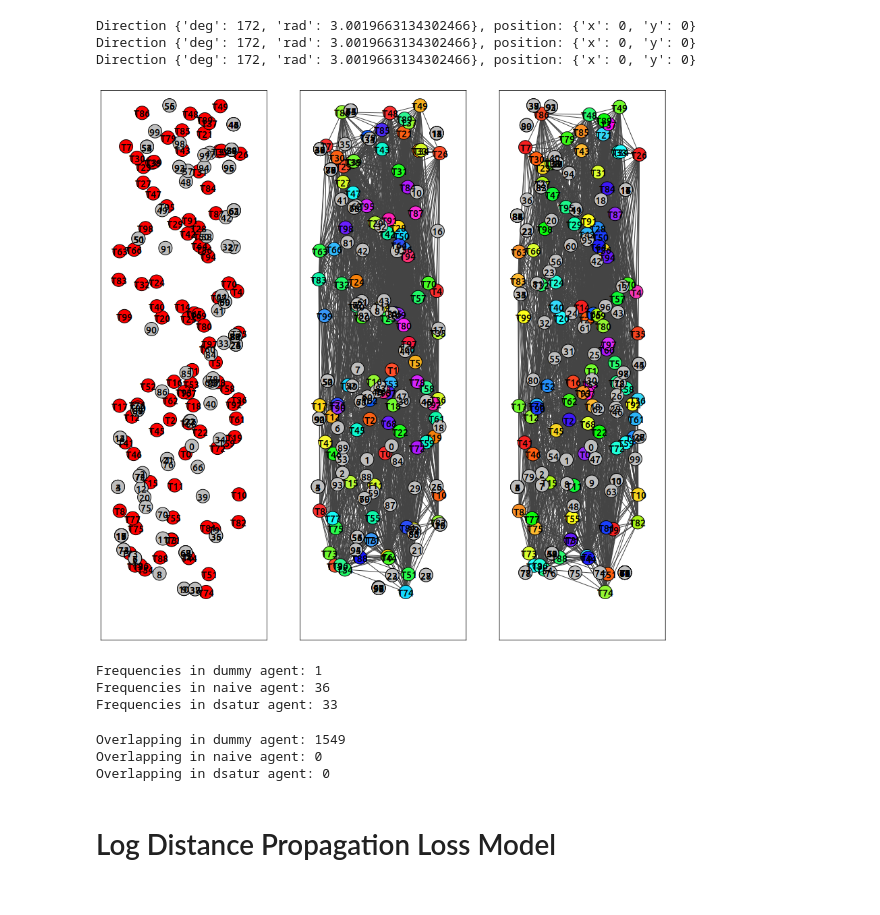
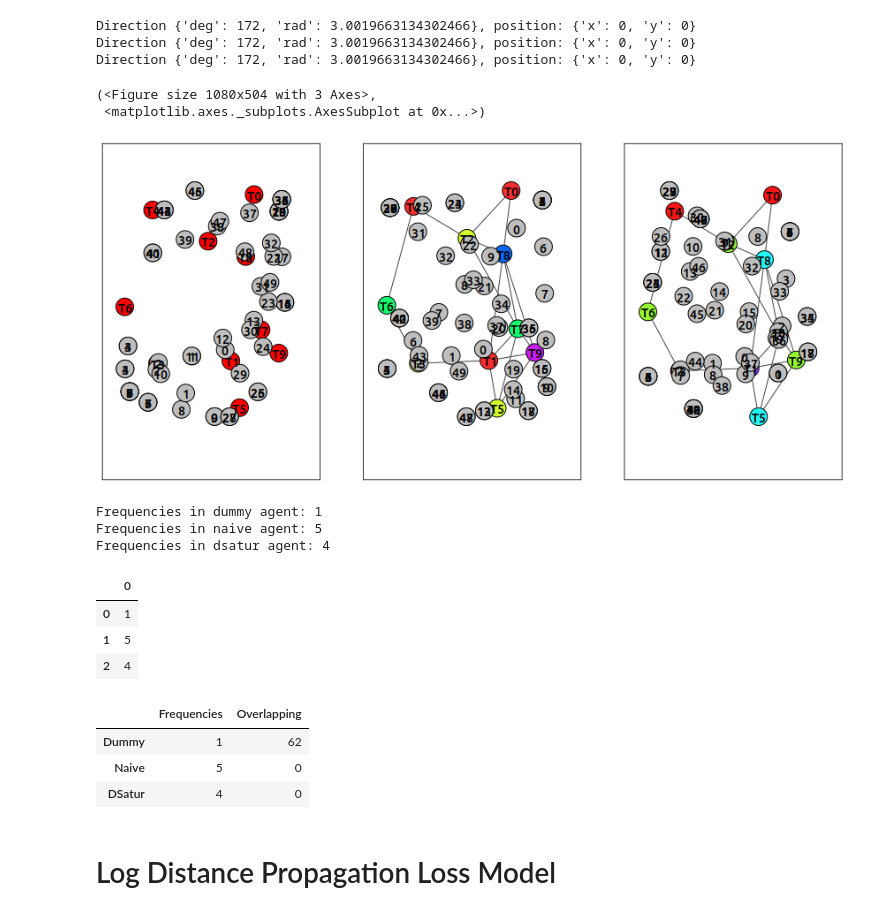
Before and after one commit to fstovarr/stochastic-models, a Jupyter notebook: graphs-project/graph.ipynb, the cells around one changed output. Cells and saved outputs as stored; diff of their text form; code cells hidden in the pictures.

```diff
--- a/graphs-project/graph.ipynb
+++ b/graphs-project/graph.ipynb
@@ -53,2 +90,19 @@ Frequencies in dsatur agent: 6
 # %% [markdown]
 # Check Spectrum Analyzer
+# %%
+from spectrum_analyzer import SpectrumAnalyzer
+
+sys = System(antennas=10, seed=10)
+data = sys.get_antennas()
+
+dummy = DummyAgent(data)
+dummy.solve()
+g = dummy.get_graph()
+spec = SpectrumAnalyzer(((0,0), (1,0), (1,1), (0,1)), speed=0.2, initial_position=(0.5, 0.5))
+
+for i in range(7):
+    spec.record_signals(data)
+    g.add_vertex(x=spec.position['x'], y=spec.position['y'], color='grey', label="{}".format(i))
+    spec.move()
+
+fig, ax = GraphHelper.plot(g)
@@ -84,7 +141,7 @@ Direction {'deg': 172, 'rad': 3.0019663134302466}, position: {'x': 0, 'y': 0}
 Direction {'deg': 172, 'rad': 3.0019663134302466}, position: {'x': 0, 'y': 0}
 Direction {'deg': 172, 'rad': 3.0019663134302466}, position: {'x': 0, 'y': 0}
 # %%
-for i in range(100):
+for i in range(50):
     spec1.record_signals(data1)
     spec2.record_signals(data2)
     spec3.record_signals(data3)
@@ -95,28 +152,39 @@ for i in range(100):
     spec2.move()
     spec3.move()
 # %%
-figsize=(15,15)
+figsize=(15,7)
 fig, axs = plt.subplots(1, 3, figsize=figsize)
 GraphHelper.plot(g1, figsize, fig=fig, ax=axs[0])
 GraphHelper.plot(g2, figsize, fig=fig, ax=axs[1])
 GraphHelper.plot(g3, figsize, fig=fig, ax=axs[2])
-fig
 # %% [output]
+(<Figure size 1080x504 with 3 Axes>,
+ <matplotlib.axes._subplots.AxesSubplot at 0x...>)
-[figure, old version]
+[figure, new version]
 # %%
 print("Frequencies in dummy agent: {}\nFrequencies in naive agent: {}\nFrequencies in dsatur agent: {}".format(
         dummy.get_frequencies(), naive.get_frequencies(), dsatur.get_frequencies()))
+
+print("Overlapping in dummy agent: {}\nOverlapping in naive agent: {}\nOverlapping in dsatur agent: {}".format(
+        spec1.get_overlapping(), spec2.get_overlapping(), spec3.get_overlapping()))
 # %% [output]
 Frequencies in dummy agent: 1
-Frequencies in naive agent: 36
-Frequencies in dsatur agent: 33
+Frequencies in naive agent: 5
+Frequencies in dsatur agent: 4
+|  | 0 |
+| 0 | 1 |
+| 1 | 5 |
+| 2 | 4 |
-# %%
-print("Overlapping in dummy agent: {}\nOverlapping in naive agent: {}\nOverlapping in dsatur agent: {}".format(
-        spec1.get_overlapping(), spec2.get_overlapping(), spec3.get_overlapping()))
-# %% [output]
-Overlapping in dummy agent: 1549
-Overlapping in naive agent: 0
-Overlapping in dsatur agent: 0
+# %%
+data = pd.DataFrame([[dummy.get_frequencies(), spec1.get_overlapping()], [naive.get_frequencies(), spec2.get_overlapping()], [dsatur.get_frequencies(), spec3.get_overlapping()]])
+data.columns = ["Frequencies", "Overlapping"]
+data.index = ["Dummy", "Naive", "DSatur"]
+data
+# %% [output]
+|  | Frequencies | Overlapping |
+| Dummy | 1 | 62 |
+| Naive | 5 | 0 |
+| DSatur | 4 | 0 |
 # %% [markdown]
 # Log Distance Propagation Loss Model
 # %%
```
Also changed, not shown: parts of 19 cells of this notebook, 30 other files.
